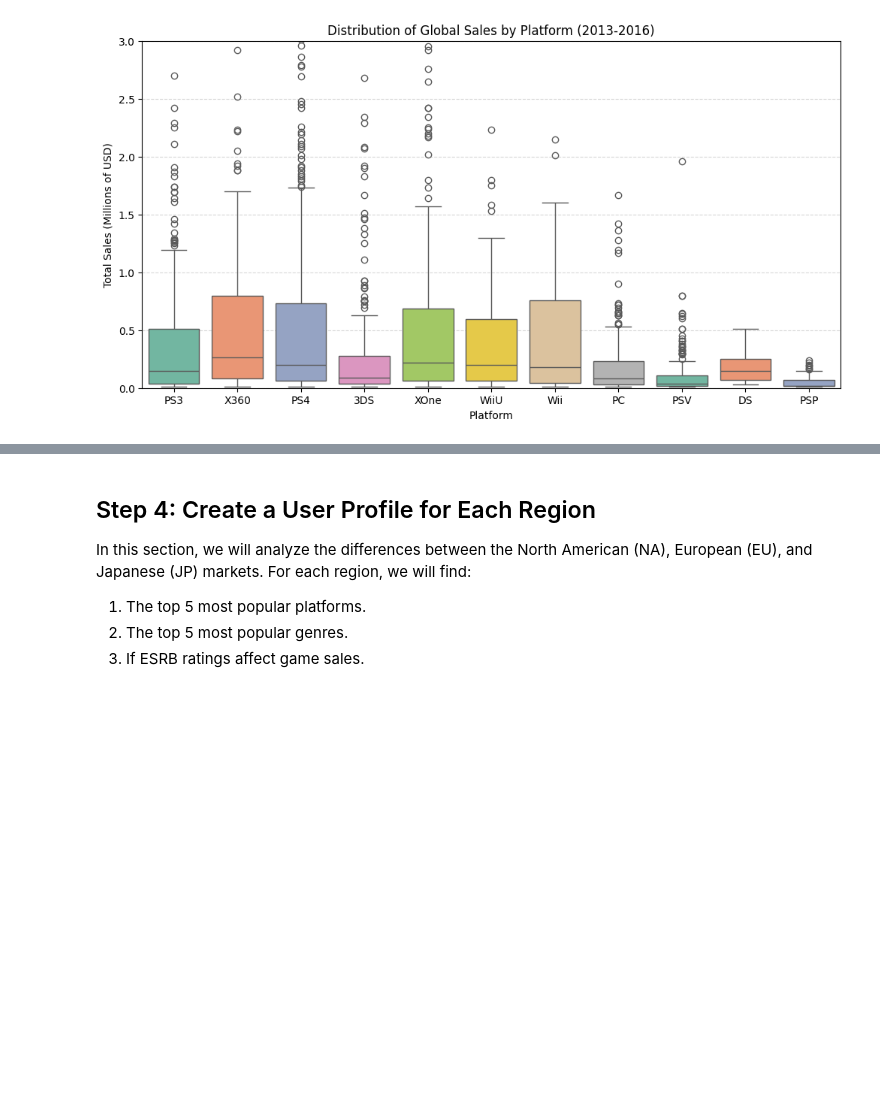
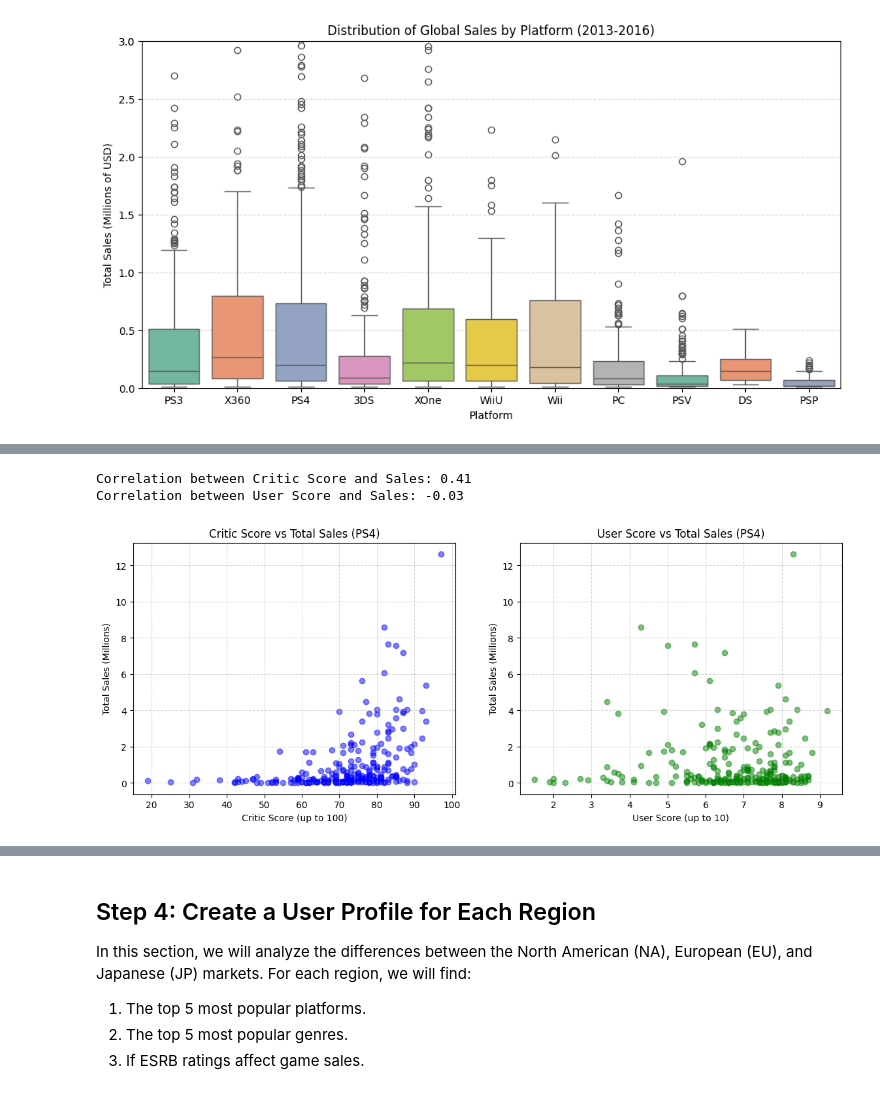
Before and after one commit to renanhfduarte-star/ice_video_games, a Jupyter notebook: games_analysis.ipynb, the cells around one changed output, grey strips where cells are left out. Cells and saved outputs as stored; diff of their text form; code cells hidden in the pictures; blank space fills up the shorter version.

Commit message:
feat: video game sales analysis project complete

```diff
--- a/games_analysis.ipynb
+++ b/games_analysis.ipynb
@@ -22,7 +22,7 @@ import matplotlib.pyplot as plt
 # Note: For GitHub, the path is relative.
 # Before uploading to the TripleTen platform, change the path to '/datasets/games.csv'
 try:
-    df = pd.read_csv('/datasets/games.csv')
+    df = pd.read_csv('datasets/games.csv')
     print("Dataset loaded successfully!")
 except FileNotFoundError:
     print("Error: File not found. Please check the file path.")
@@ -236,0 +243,33 @@ Passing `palette` without assigning `hue` is deprecated and will be removed in v
+# %%
+# 1. Filtering data for PS4 and dropping missing scores
+ps4_data = df_filtered[(df_filtered['platform'] == 'PS4')].dropna(subset=['critic_score', 'user_score'])
+
+# 2. Calculating the correlation
+critic_corr = ps4_data['critic_score'].corr(ps4_data['total_sales'])
+user_corr = ps4_data['user_score'].corr(ps4_data['total_sales'])
+
+print(f"Correlation between Critic Score and Sales: {critic_corr:.2f}")
+print(f"Correlation between User Score and Sales: {user_corr:.2f}")
+
+# 3. Plotting the scatter plots
+fig, axes = plt.subplots(1, 2, figsize=(14, 5))
+
+# Critic Score Plot
+axes[0].scatter(ps4_data['critic_score'], ps4_data['total_sales'], alpha=0.5, color='blue')
+axes[0].set_title('Critic Score vs Total Sales (PS4)')
+axes[0].set_xlabel('Critic Score (up to 100)')
+axes[0].set_ylabel('Total Sales (Millions)')
+axes[0].grid(True, linestyle='--', alpha=0.5)
+
+# User Score Plot
+axes[1].scatter(ps4_data['user_score'], ps4_data['total_sales'], alpha=0.5, color='green')
+axes[1].set_title('User Score vs Total Sales (PS4)')
+axes[1].set_xlabel('User Score (up to 10)')
+axes[1].set_ylabel('Total Sales (Millions)')
+axes[1].grid(True, linestyle='--', alpha=0.5)
+
+plt.show()
+# %% [output]
+Correlation between Critic Score and Sales: 0.41
+Correlation between User Score and Sales: -0.03
+[figure, added]
```
Also changed, not shown: parts of 5 cells of this notebook.
